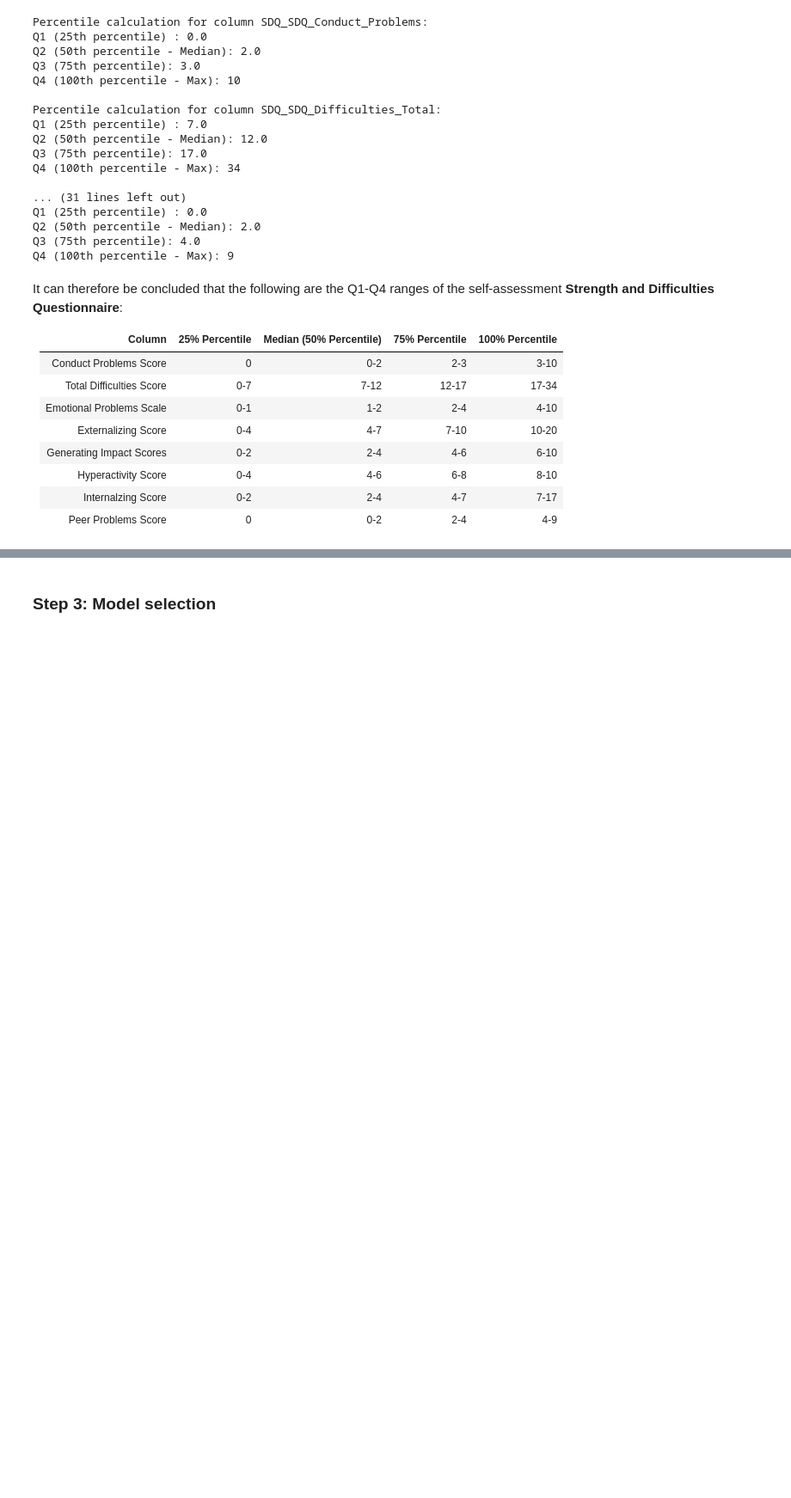
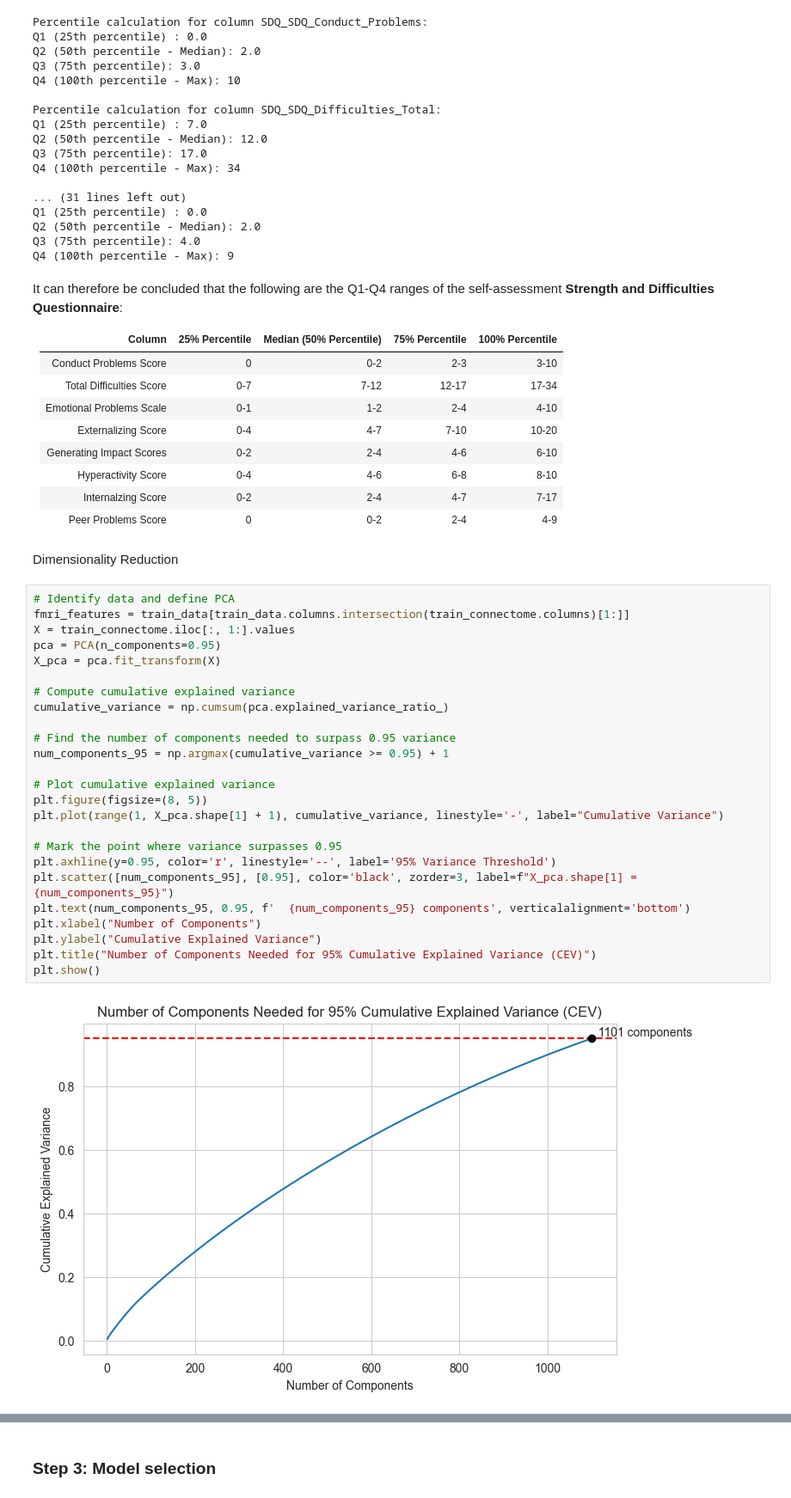
Before and after one commit to UCLA-WiDS-Team-17/Female-Brain-Health, a Jupyter notebook: analysis.ipynb, the cells around one changed output, grey strips where cells are left out. Shown at 86% size. Saved outputs shown, nothing was run; the diff lists cells and outputs as text; blank space fills up the shorter version.

Commit message:
Complete Data Handling

```diff
--- a/analysis.ipynb
+++ b/analysis.ipynb
@@ -206,3 +208,32 @@ It can therefore be concluded that the following are the Q1-Q4 ranges of the sel
 | Hyperactivity Score	    | 0-4	            | 4-6	                    | 6-8	            | 8-10            |
 | Internalzing Score	    | 0-2	            | 2-4                    	| 4-7	            | 7-17            |
 | Peer Problems Score	    | 0	                | 0-2                    	| 2-4            	| 4-9             |
+# %% [markdown]
+Dimensionality Reduction
+# %%
+# Identify data and define PCA
+fmri_features = train_data[train_data.columns.intersection(train_connectome.columns)[1:]]
+X = train_connectome.iloc[:, 1:].values
+pca = PCA(n_components=0.95)
+X_pca = pca.fit_transform(X)
+
+# Compute cumulative explained variance
+cumulative_variance = np.cumsum(pca.explained_variance_ratio_)
+
+# Find the number of components needed to surpass 0.95 variance
+num_components_95 = np.argmax(cumulative_variance >= 0.95) + 1
+
+# Plot cumulative explained variance
+plt.figure(figsize=(8, 5))
+plt.plot(range(1, X_pca.shape[1] + 1), cumulative_variance, linestyle='-', label="Cumulative Variance")
+
+# Mark the point where variance surpasses 0.95
+plt.axhline(y=0.95, color='r', linestyle='--', label='95% Variance Threshold')
+plt.scatter([num_components_95], [0.95], color='black', zorder=3, label=f"X_pca.shape[1] = {num_components_95}")
+plt.text(num_components_95, 0.95, f'  {num_components_95} components', verticalalignment='bottom')
+plt.xlabel("Number of Components")
+plt.ylabel("Cumulative Explained Variance")
+plt.title("Number of Components Needed for 95% Cumulative Explained Variance (CEV)")
+plt.show()
+# %% [output]
+[figure, added]
```
Also changed, not shown: parts of 4 cells of this notebook.
